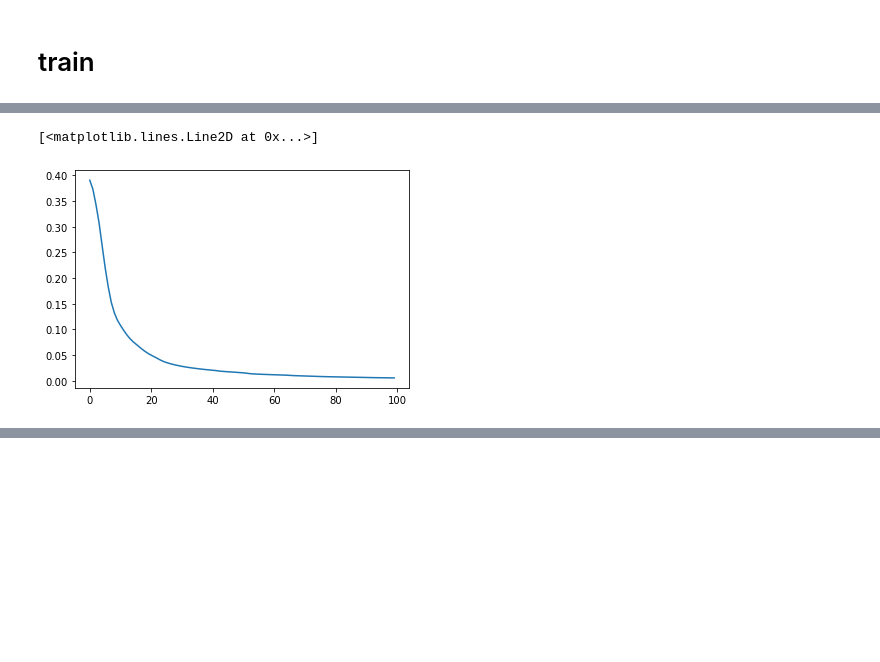
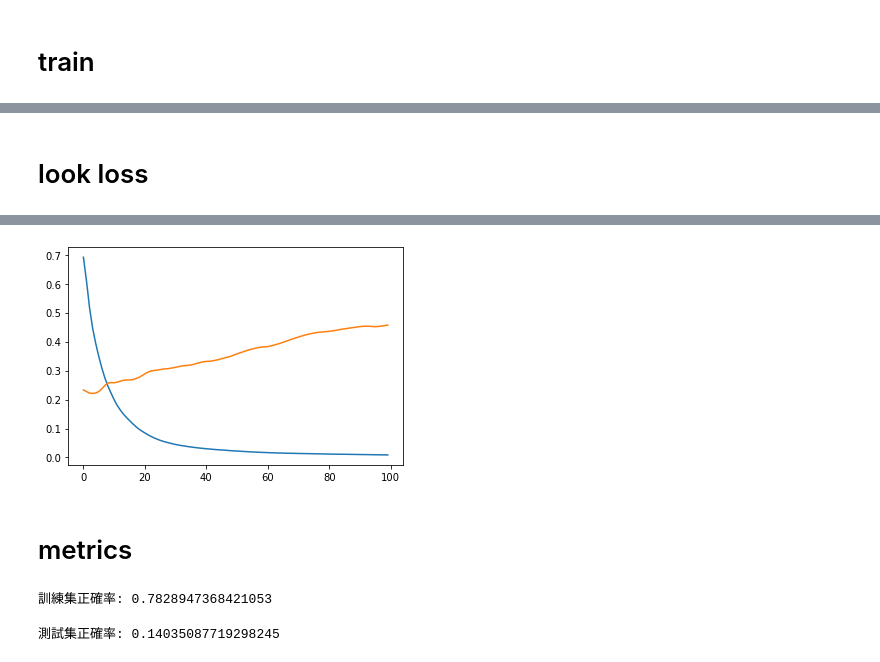
Before and after one commit to skywalker0803r/ESun2021WinterGame, a Jupyter notebook: Proof_of_Concept/研究如何訓練rnn.ipynb, the cells around one changed output, grey strips where cells are left out. Drawn from its saved outputs; the diff is of its cells as text; code cells hidden in the pictures; blank space fills up the shorter version.

```diff
--- a/Proof_of_Concept/研究如何訓練rnn.ipynb
+++ b/Proof_of_Concept/研究如何訓練rnn.ipynb
@@ -157,12 +157,10 @@ class R2D2(nn.Module):
   def __init__(self,input_size,output_size,hidden_size):
     super().__init__()
     self.l1 = nn.Linear(input_size,hidden_size) #layer1線性層
-    #self.l2 = nn.GRUCell(hidden_size,output_size) #layer2是GRU
-    self.l2 = nn.Linear(hidden_size,output_size)
-  def forward(self,x,hx):
-    features =  torch.tanh(self.l1(x)) #將x再經過layer1抽取有用的特徵稱之為features
-    #logits = self.l2(features,hx) #將features(有用的特徵)和hx(每個shop_tag的概率)一併丟給layer2計算出logits(輸出)
-    logits = self.l2(features)
+    self.l2 = nn.Linear(hidden_size,output_size) #layer2線性層
+  def forward(self,x):
+    features =  torch.tanh(self.l1(x)) #將x再經過layer1配激勵函數抽取有用的特徵稱之為features
+    logits = self.l2(features) # 將features丟入layer2輸出logits
     return torch.softmax(logits,dim=1) # 將logits輸出轉換成機率(softmax)
 rnn = R2D2(X_pca.shape[1],Y.shape[1],Y.shape[1])
 rnn
@@ -188,3 +187,8 @@ tensor([[0.0158, 0.0232, 0.0239,  ..., 0.0148, 0.0221, 0.0254],
+# %%
+train_idx ,test_idx = train_test_split([*range(len(X_pca))],test_size=0.2)
+# %%
+x_train,x_test = X_pca[train_idx],X_pca[test_idx]
+y_train,y_test = Y[train_idx],Y[test_idx]
 # %% [markdown]
 # train
 # %%
@@ -211,7 +218,0 @@ def train(idx_list,x,y,model,optimizer):
-# %%
-loss_history = []
-for epoch in tqdm(range(100)):
-    answer_dict,loss_dict = train(idx_list,X_pca,Y,rnn,optimizer)
-    loss_history.append(np.sum(list(loss_dict.values())))
-    if epoch % 5 == 0:
-        print(f'epoch:{epoch} loss:{loss_history[-1]}')
@@ -284,5 +219,22 @@ for a,b in zip(answer_dict.values(),ground_true.values()):
-# %%
-plt.plot(loss_history)
-# %% [output]
-[<matplotlib.lines.Line2D at 0x...>]
-[figure, removed]
+# %% [markdown]
+# look loss
+# %%
+loss_history = {'train':[],'test':[]}
+for epoch in tqdm(range(100)):
+    # train step
+    train_pred,train_loss = step(train_idx,x_train,y_train,rnn,mode='train')
+    loss_history['train'].append(np.sum(list(train_loss.values())))
+    # test step
+    test_pred,test_loss = step(test_idx,x_test,y_test,rnn,mode='eval')
+    loss_history['test'].append(np.sum(list(test_loss.values())))
+    # print information
+    if epoch % 10 == 0:
+        a = epoch
+        b = loss_history['train'][-1]
+        c = loss_history['test'][-1]
+        print(f'epoch:{a} train loss:{b} test loss:{c}')
+# plot loss_history
+plt.plot(loss_history['train'],label='train')
+plt.plot(loss_history['test'],label='test')
+plt.show()
+# %% [output]
@@ -288,0 +251,3 @@ plt.plot(loss_history)
+[figure, added]
+# %% [markdown]
+# metrics
@@ -288,0 +262,6 @@ plt.plot(loss_history)
+# %%
+print('訓練集正確率:',metrics(train_pred,test_data,[idx_list[i] for i in train_idx]))
+print('測試集正確率:',metrics(test_pred,test_data,[idx_list[i] for i in test_idx]))
+# %% [output]
+訓練集正確率: 0.7828947368421053
+測試集正確率: 0.14035087719298245
```
Also changed, not shown: parts of 17 cells of this notebook.
